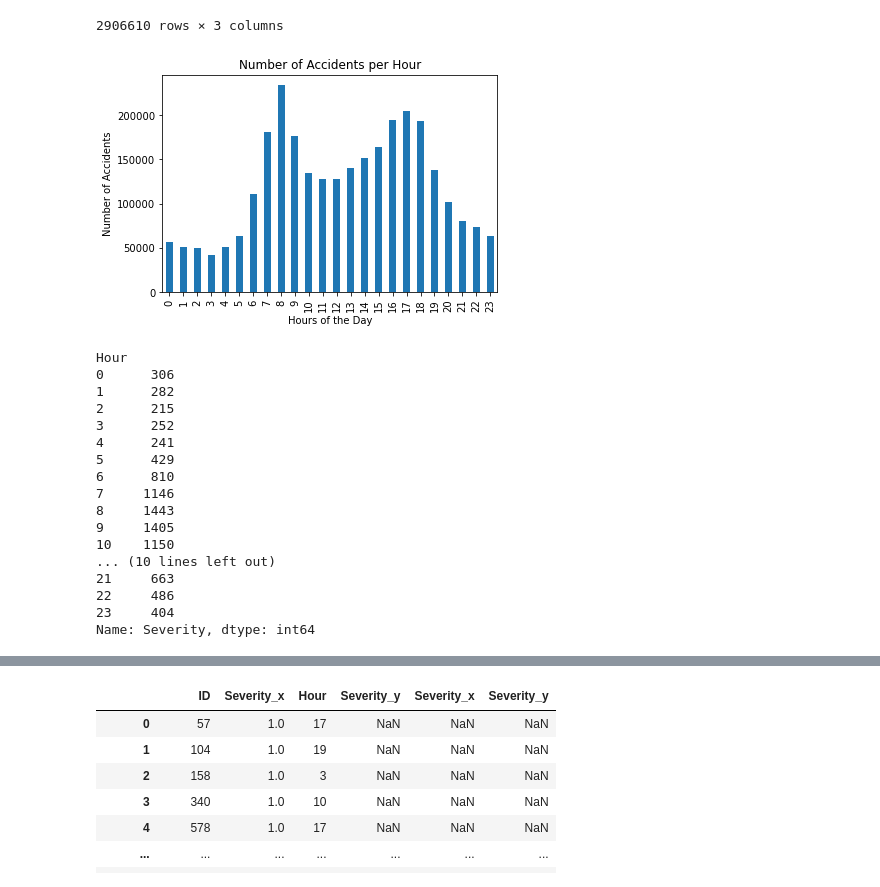
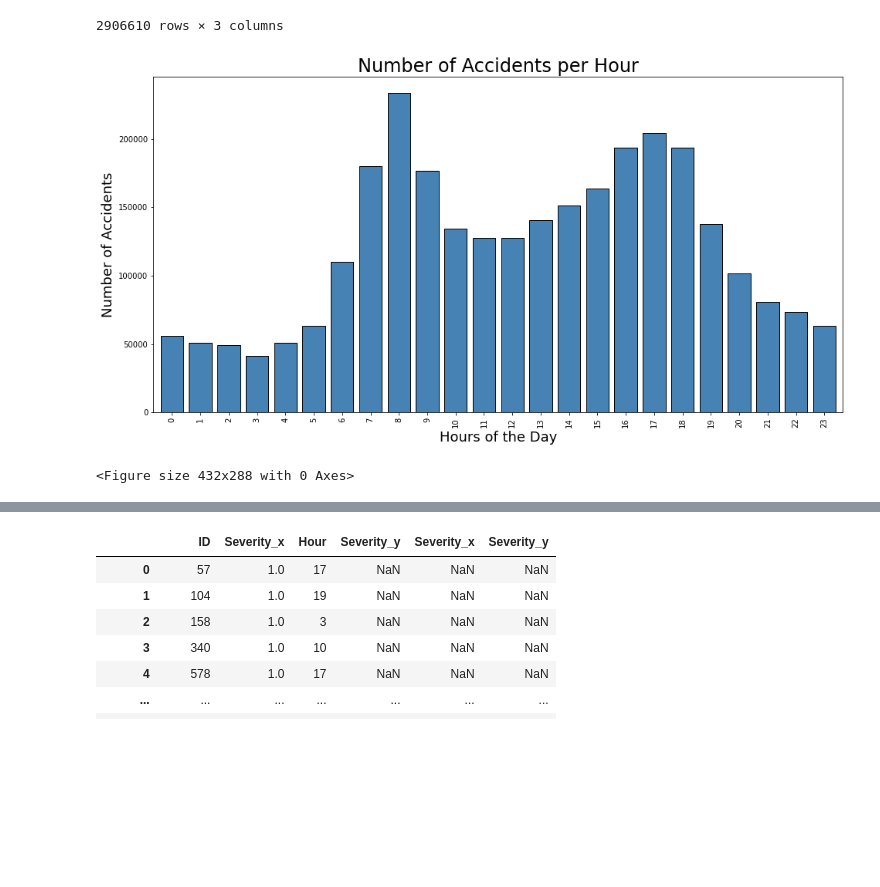
Before and after one commit to EmilyZ9392/Project-1-LJE, a Jupyter notebook: Project-1-LJE/accident_project_time.ipynb, the cells around one changed output, grey strips where cells are left out. Saved outputs shown, nothing was run; the diff lists cells and outputs as text; code cells hidden in the pictures; blank space fills up the shorter version.

```diff
--- a/Project-1-LJE/accident_project_time.ipynb
+++ b/Project-1-LJE/accident_project_time.ipynb
@@ -124,36 +125,20 @@ x_axis = np.arange(len(trimmed_accidents_df["Hour"]))
 tick_locations = [value for value in x_axis]
 # %%
 #Create a bar chart based on the accidents per
-hour_chart = count_per_hour.plot(kind = 'bar')
+hour_chart = count_per_hour.plot(kind = 'bar', figsize=(16,8), alpha = 1, width = .8, color = "steelblue", edgecolor = "black")
 #Set the x label and y label
-hour_chart.set_xlabel("Hours of the Day")
-hour_chart.set_ylabel("Number of Accidents")
-hour_chart.set_title("Number of Accidents per Hour")
+hour_chart.set_xlabel("Hours of the Day", fontsize = 18)
+hour_chart.set_ylabel("Number of Accidents", fontsize = 18)
+hour_chart.set_title("Number of Accidents per Hour", fontsize = 24)
 plt.show()
+
+plt.savefig("Images/Number of Accidents per Hour.png")
 # %% [output]
-[figure, old version]
+[figure, new version]
+<Figure size 432x288 with 0 Axes>
 # %%
 severity_1 = trimmed_accidents_df.loc[trimmed_accidents_df.Severity==1]
 severity_1_count = severity_1.groupby('Hour').count()['Severity']
-severity_1_count
-# %% [output]
-Hour
-0      306
-1      282
-2      215
-3      252
-4      241
-5      429
-6      810
-7     1146
-8     1443
-9     1405
-10    1150
-... (10 lines left out)
-21     663
-22     486
-23     404
-Name: Severity, dtype: int64
 # %%
 severity_2 = trimmed_accidents_df.loc[trimmed_accidents_df.Severity==2]
 severity_2_count = severity_2.groupby('Hour').count()['Severity']
```
Also changed, not shown: parts of 4 cells of this notebook, 3 other files.
